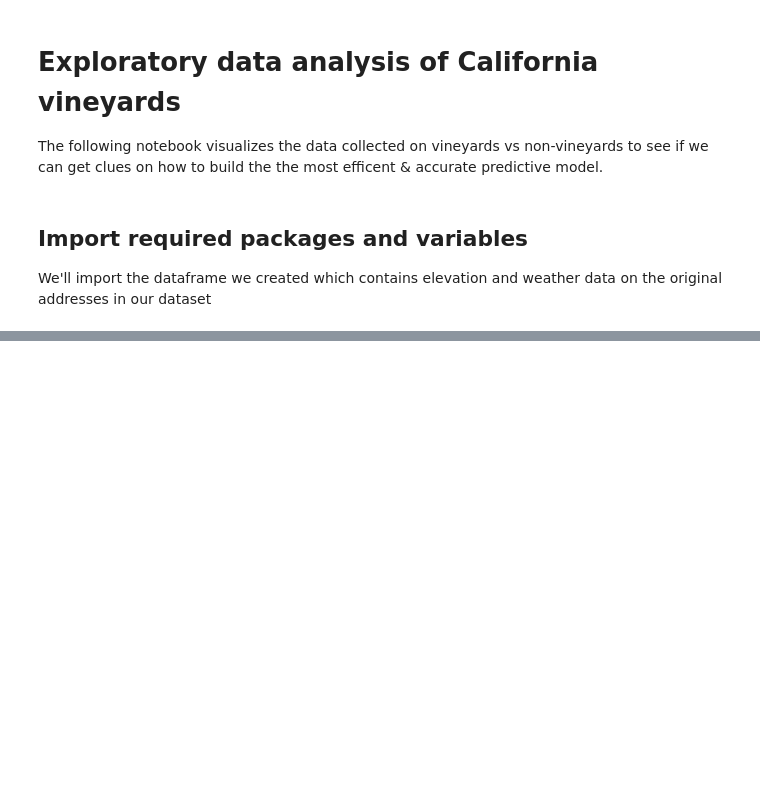
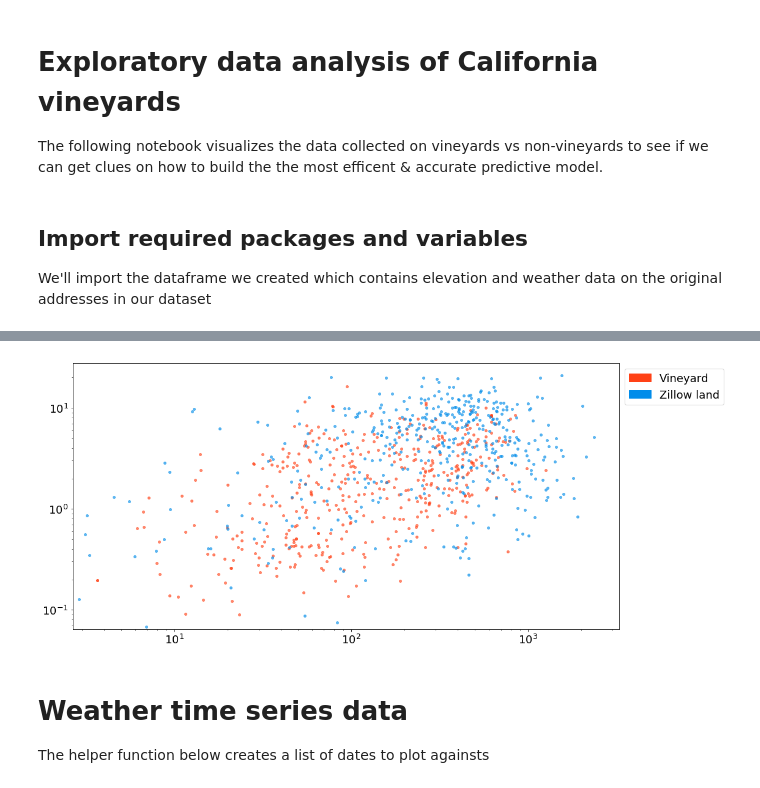
Before and after one commit to cgloge/vineyard_scout, a Jupyter notebook: vineyard_eda.ipynb, the cells around one changed output, grey strips where cells are left out. Cells and saved outputs as stored; diff of their text form; code cells hidden in the pictures; blank space fills up the shorter version.

```diff
--- a/vineyard_eda.ipynb
+++ b/vineyard_eda.ipynb
@@ -71,0 +120,33 @@ plt.show()
+# %%
+#Get the average elevation for each address
+elevation_mean = elevation.mean(axis=(1,2))
+
+#Get the standard deviation for each address
+elevation_sd = elevation.std(axis=(1,2))
+
+#Filter for vineyards
+elevation_mean_vineyard = elevation_mean[is_vineyard == 1]
+elevation_sd_vineyard = elevation_sd[is_vineyard == 1]
+
+#Filter for non-vineyards
+elevation_mean_zillow = elevation_mean[is_vineyard == 0]
+elevation_sd_zillow = elevation_sd[is_vineyard == 0]
+
+#Set size of plot
+plt.figure(figsize=(16,8))
+
+plt.scatter(elevation_mean_vineyard, elevation_sd_vineyard, s=15, c=vineyard_color, alpha=0.6)
+plt.scatter(elevation_mean_zillow, elevation_sd_zillow, s=15, c=zillow_color, alpha=0.6)
+
+#Plot at long scale
+plt.xscale('log')
+plt.yscale('log')
+
+#Custom legend
+plt.legend(bbox_to_anchor=(1, 1), handles=[vineyard_patch, zillow_patch])
+plt.show()
+# %% [output]
+[figure, added]
+# %% [markdown]
+# Weather time series data
+The helper function below creates a list of dates to plot againsts
```
Also changed, not shown: parts of 20 cells of this notebook, 1 other file.
